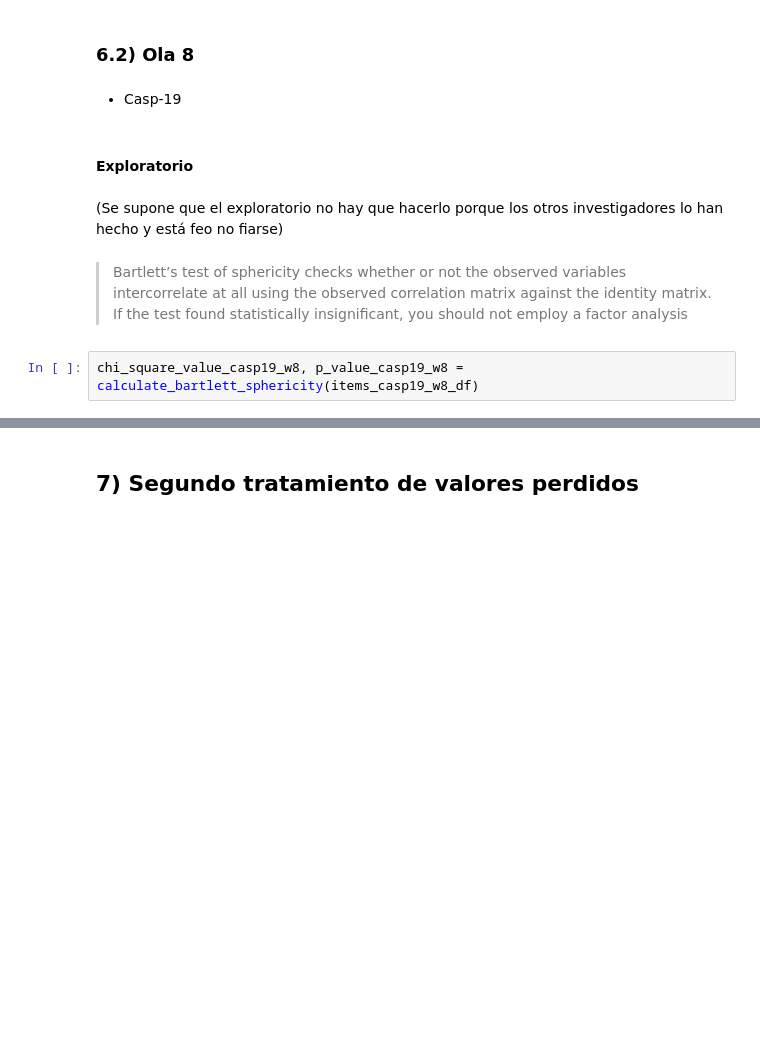
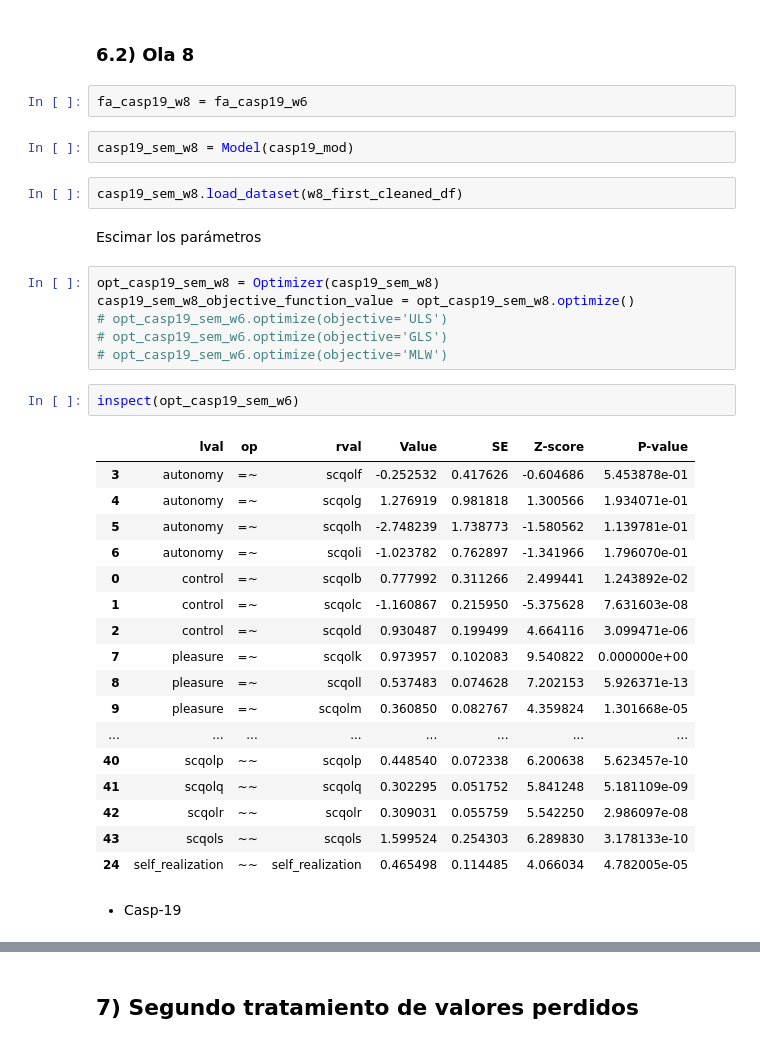
Before and after one commit to ateneatla/sexinsa_qol_ELSA, a Jupyter notebook: anexo.ipynb, the cells around one changed output, grey strips where cells are left out. Drawn from its saved outputs; the diff is of its cells as text; blank space fills up the shorter version.

Commit message:
unnecessary analysis deleted

```diff
--- a/anexo.ipynb
+++ b/anexo.ipynb
@@ -1086,12 +870,38 @@ fa_isolation_w6.get_factor_variance() # ['loadings', 'proporción de varianza ex
 # %% [markdown]
 ### 6.2) Ola 8
+# %%
+fa_casp19_w8 = fa_casp19_w6
+# %%
+casp19_sem_w8 = Model(casp19_mod)
+# %%
+casp19_sem_w8.load_dataset(w8_first_cleaned_df)
+# %% [markdown]
+Escimar los parámetros
+# %%
+opt_casp19_sem_w8 = Optimizer(casp19_sem_w8)
+casp19_sem_w8_objective_function_value = opt_casp19_sem_w8.optimize()
+# opt_casp19_sem_w6.optimize(objective='ULS')
+# opt_casp19_sem_w6.optimize(objective='GLS')
+# opt_casp19_sem_w6.optimize(objective='MLW')
+# %%
+inspect(opt_casp19_sem_w6)
+# %% [output]
+|  | lval | op | rval | Value | SE | Z-score | P-value |
+| 3 | autonomy | =~ | scqolf | -0.252532 | 0.417626 | -0.604686 | 5.453878e-01 |
+| 4 | autonomy | =~ | scqolg | 1.276919 | 0.981818 | 1.300566 | 1.934071e-01 |
+| 5 | autonomy | =~ | scqolh | -2.748239 | 1.738773 | -1.580562 | 1.139781e-01 |
+| 6 | autonomy | =~ | scqoli | -1.023782 | 0.762897 | -1.341966 | 1.796070e-01 |
+| 0 | control | =~ | scqolb | 0.777992 | 0.311266 | 2.499441 | 1.243892e-02 |
+| 1 | control | =~ | scqolc | -1.160867 | 0.215950 | -5.375628 | 7.631603e-08 |
+| 2 | control | =~ | scqold | 0.930487 | 0.199499 | 4.664116 | 3.099471e-06 |
+| 7 | pleasure | =~ | scqolk | 0.973957 | 0.102083 | 9.540822 | 0.000000e+00 |
+| 8 | pleasure | =~ | scqoll | 0.537483 | 0.074628 | 7.202153 | 5.926371e-13 |
+| 9 | pleasure | =~ | scqolm | 0.360850 | 0.082767 | 4.359824 | 1.301668e-05 |
+| ... | ... | ... | ... | ... | ... | ... | ... |
+| 40 | scqolp | ~~ | scqolp | 0.448540 | 0.072338 | 6.200638 | 5.623457e-10 |
+| 41 | scqolq | ~~ | scqolq | 0.302295 | 0.051752 | 5.841248 | 5.181109e-09 |
+| 42 | scqolr | ~~ | scqolr | 0.309031 | 0.055759 | 5.542250 | 2.986097e-08 |
+| 43 | scqols | ~~ | scqols | 1.599524 | 0.254303 | 6.289830 | 3.178133e-10 |
+| 24 | self_realization | ~~ | self_realization | 0.465498 | 0.114485 | 4.066034 | 4.782005e-05 |
 # %% [markdown]
 * Casp-19
-# %% [markdown]
-#### Exploratorio
-# %% [markdown]
-(Se supone que el exploratorio no hay que hacerlo porque los otros investigadores lo han hecho y está feo no fiarse)
-# %% [markdown]
->Bartlett’s test of sphericity checks whether or not the observed variables intercorrelate at all using the observed correlation matrix against the identity matrix. If the test found statistically insignificant, you should not employ a factor analysis
-# %%
-chi_square_value_casp19_w8, p_value_casp19_w8 = calculate_bartlett_sphericity(items_casp19_w8_df)
```
Also changed, not shown: parts of 313 cells of this notebook.
